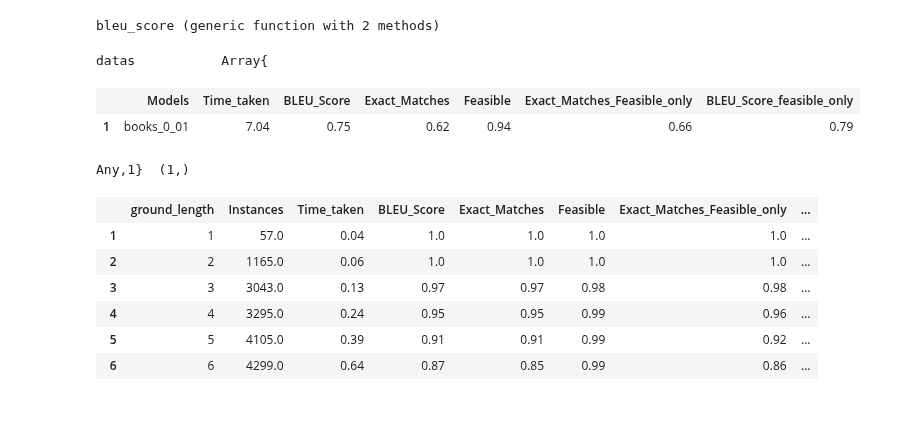
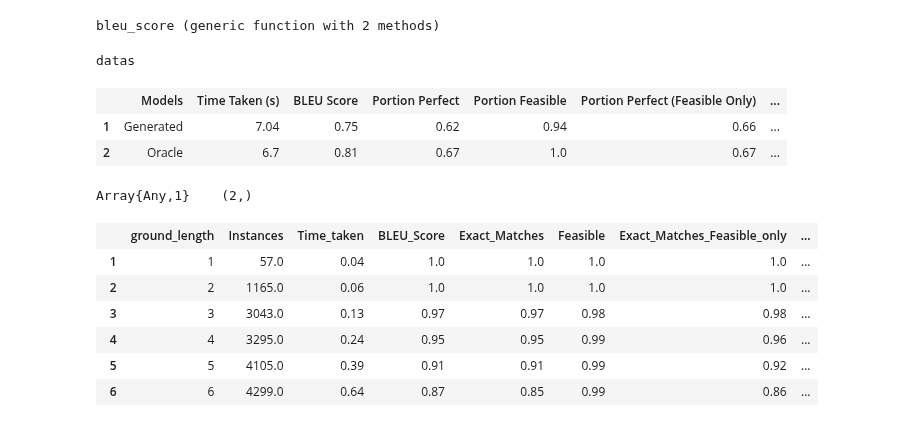
Before and after one commit to oxinabox/phd, a Jupyter notebook: prototypes/SumOfWordEmbeddings/ResAna.ipynb, the cells around one changed output. Cells and saved outputs as stored; diff of their text form; code cells hidden in the pictures.

Commit message:
=ordering results in

```diff
--- a/prototypes/SumOfWordEmbeddings/ResAna.ipynb
+++ b/prototypes/SumOfWordEmbeddings/ResAna.ipynb
@@ -246,6 +246,7 @@ end
 load_ordering_results (generic function with 1 method)
 # %%
 books_0_01 = load_ordering_results("results/ordered/books_corpus_0.01_of_test.jld", 1:1000)
+books_0_01_oracle = load_ordering_results("results/ordered/books_corpus_0.01_of_test_oracle.jld", 1:1000)
 # %% [output]
 66464-element Array{OrderRecord{Symbol},1}:
  OrderRecord{Symbol}([:okay,symbol(","),:i,:said,symbol(","),:this,:is,:going,:to,:be,:some,:fun,:revenge,:.],[:i,:it,:be,:.,symbol(","),:going,:revenge,:some,symbol(","),:brainchild,symbol("74.9"),:g ...
@@ -281,30 +282,34 @@ bleu_score (generic function with 2 methods)
 # %%
 function get_ordering_res(;datas...)
     @pz datas
     ordering_res = DataFrame(Models=map(kw->kw[1],datas))
 
     methods = [
-        (:Time_taken, data -> mean(map(r->r.time , data|> attempted_only))),
-        (:BLEU_Score, data ->     mean(map(bleu_score,  data|> attempted_only))),
-        (:Exact_Matches, data ->  mean(map(exact_match, data|> attempted_only))),
-        (:Feasible, data ->     mean(map(r->r.status==:Optimal, data|> attempted_only))),
-        (:Exact_Matches_Feasible_only, data ->  mean(map(exact_match, data|> attempted_only |>feasible_only))),
-        (:BLEU_Score_feasible_only, data ->     mean(map(bleu_score,  data|> attempted_only |>feasible_only) )),
+        ("Time Taken (s)", data -> mean(map(r->r.time , data|> attempted_only))),
+        (:"BLEU Score", data ->     mean(map(bleu_score,  data|> attempted_only))),
+        (:"Portion Perfect", data ->  mean(map(exact_match, data|> attempted_only))),
+        ("Portion Feasible", data ->     mean(map(r->r.status==:Optimal, data|> attempted_only))),
+        ("Portion Perfect (Feasible Only)", data ->  mean(map(exact_match, data|> attempted_only |>feasible_only))),
+        ("BLEU Score (Feasible Only)", data ->     mean(map(bleu_score,  data|> attempted_only |>feasible_only) )),
     ]
 
     for (method, fn) in methods
-        ordering_res[method]=[fn(data) for (model, data) in datas]
+        method_name = @pipe method|>string|>split(_,"_")|>join(_," ")|>symbol
+        ordering_res[method_name]=[fn(data) for (model, data) in datas]
     end
     ordering_res
 end
 
-ordering_res = get_ordering_res(books_0_01=books_0_01)#(books_0_001=books_0_001, books_0_001_oracle=books_0_001_oracle)
+ordering_res = get_ordering_res(Generated=books_0_01, Oracle=books_0_01_oracle)
+
+writetable(OUTPUT_DIR*"ordering_scores.csv", ordering_res)
 round_tbl(ordering_res)
 # %% [output]
-datas           Array{
+datas
-|  | Models | Time_taken | BLEU_Score | Exact_Matches | Feasible | Exact_Matches_Feasible_only | BLEU_Score_feasible_only |
-| 1 | books_0_01 | 7.04 | 0.75 | 0.62 | 0.94 | 0.66 | 0.79 |
+|  | Models | Time Taken (s) | BLEU Score | Portion Perfect | Portion Feasible | Portion Perfect (Feasible Only) | ... |
+| 1 | Generated | 7.04 | 0.75 | 0.62 | 0.94 | 0.66 | ... |
+| 2 | Oracle | 6.7 | 0.81 | 0.67 | 1.0 | 0.67 | ... |
-Any,1}  (1,)
+Array{Any,1}    (2,)
 # %%
 function mean_by_length{T<:OrderRecord}(rater::Function, data::Vector{T})
     groups = groupby_value(r->length(r.reference), data)
```
Also changed, not shown: parts of 6 cells of this notebook, 4 other files.
